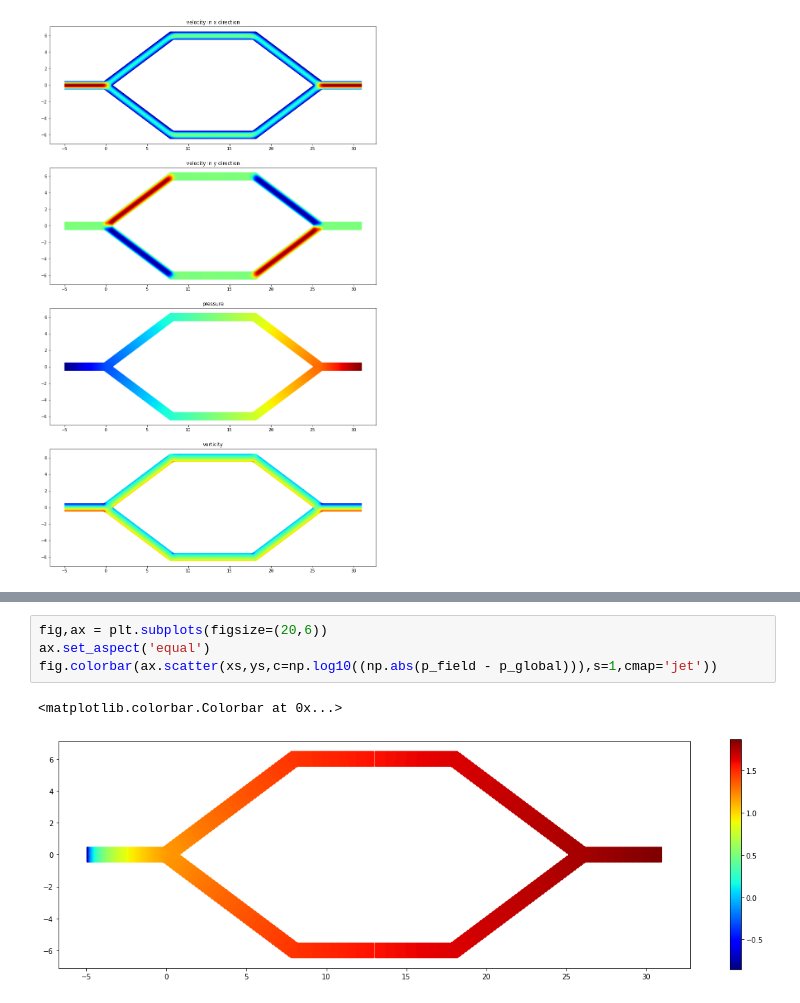
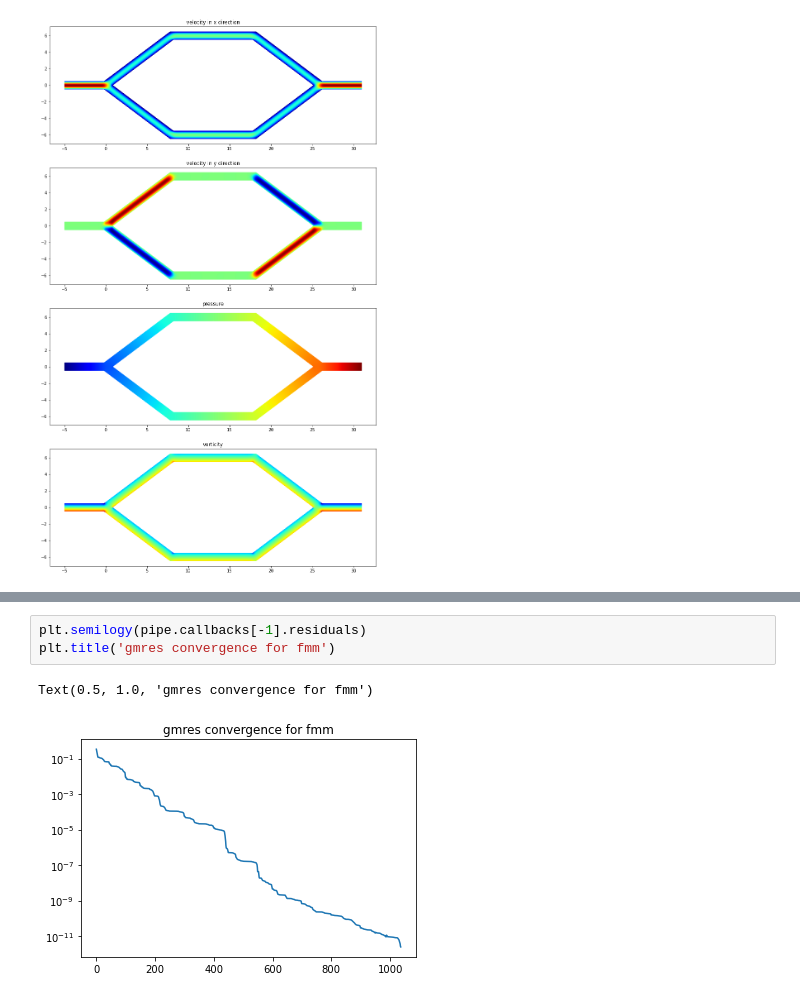
Before and after one commit to WangHaiYang874/stokes2d, a Jupyter notebook: comparing connection and global.ipynb, the cells around one changed output, grey strips where cells are left out. Drawn from its saved outputs; the diff is of its cells as text.

```diff
--- a/comparing connection and global.ipynb
+++ b/comparing connection and global.ipynb
@@ -85,7 +69,6 @@ fig.colorbar(ax.scatter(xs,ys,c=np.log10((np.abs(o_field - o_global))),s=1,cmap=
-# %%
-fig,ax = plt.subplots(figsize=(20,6))
-ax.set_aspect('equal')
-fig.colorbar(ax.scatter(xs,ys,c=np.log10((np.abs(p_field - p_global))),s=1,cmap='jet'))
-# %% [output]
-<matplotlib.colorbar.Colorbar at 0x...>
-[figure, removed]
+# %%
+plt.semilogy(pipe.callbacks[-1].residuals)
+plt.title('gmres convergence for fmm')
+# %% [output]
+Text(0.5, 1.0, 'gmres convergence for fmm')
+[figure, added]
```
Also changed, not shown: parts of 6 cells of this notebook, 3 other files.
